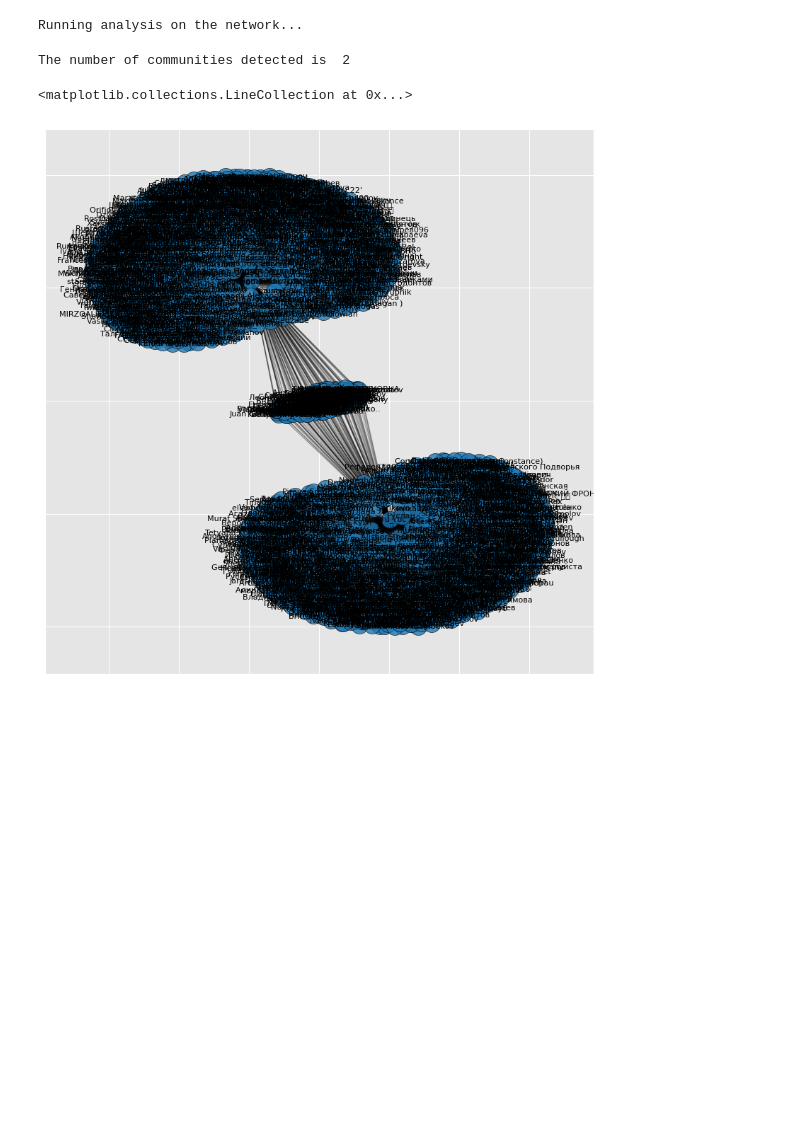
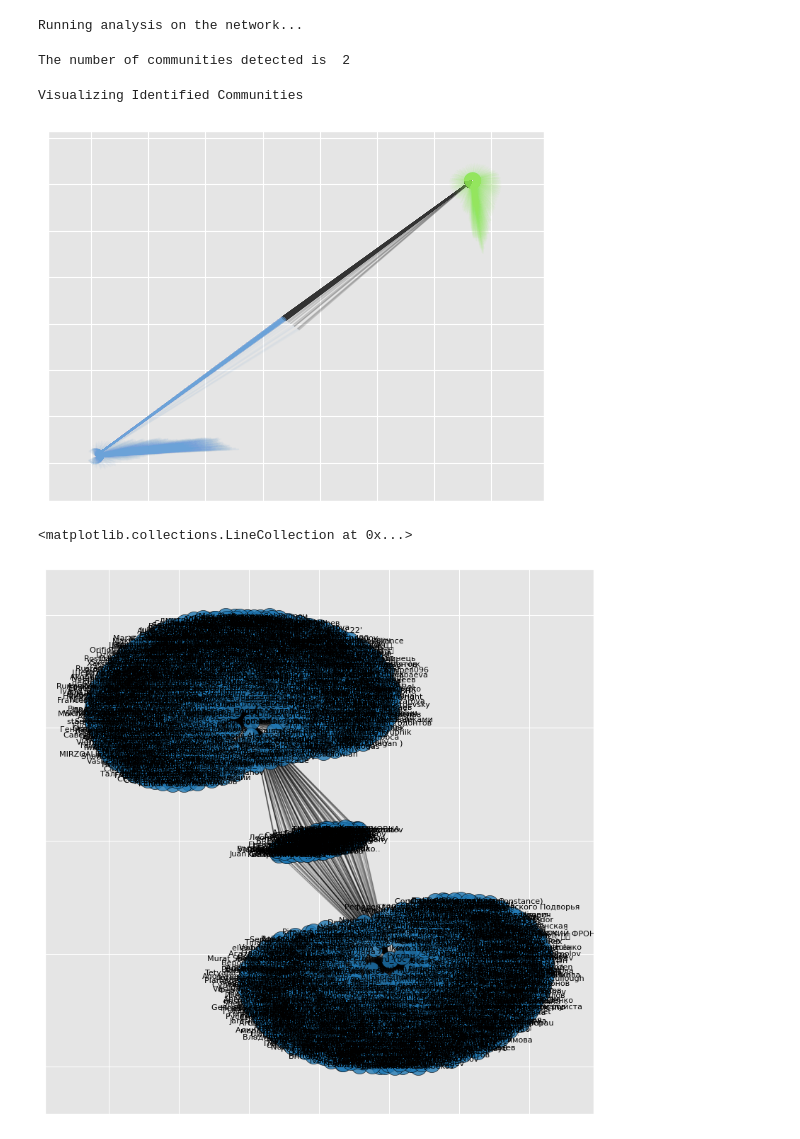
Before and after one commit to Denisfench/confirmation-bias-vis, a Jupyter notebook: confirmation_bias_vis.ipynb, the cells around one changed output. Saved outputs shown, nothing was run; the diff lists cells and outputs as text; code cells hidden in the pictures; blank space fills up the shorter version.

Commit message:
adding communities visualization

```diff
--- a/confirmation_bias_vis.ipynb
+++ b/confirmation_bias_vis.ipynb
@@ -373,3 +373,24 @@ twitter_communities = sorted(nxcom.greedy_modularity_communities(G), key=len,
 print("The number of communities detected is ", len(twitter_communities))
 # %% [output]
 The number of communities detected is  2
+# %%
+print("Visualizing Identified Communities")
+
+def set_node_community(G, communities):
+    '''Add community to node attributes'''
+    for c, v_c in enumerate(communities):
+        for v in v_c:
+            # Add 1 to save 0 for external edges
+            G.nodes[v]['community'] = c + 1
+
+def set_edge_community(G):
+    '''Find internal edges and add their community to their attributes'''
+    for v, w, in G.edges:
+        if G.nodes[v]['community'] == G.nodes[w]['community']:
+            # Internal edge, mark with community
+            G.edges[v, w]['community'] = G.nodes[v]['community']
+        else:
+            # External edge, mark as 0
+            G.edges[v, w]['community'] = 0
+# %% [output]
+Visualizing Identified Communities
@@ -376,3 +407,41 @@ The number of communities detected is  2
+# %%
+# Set node and edge communities
+set_node_community(G, twitter_communities)
+set_edge_community(G)
+
+# Set community color for nodes
+node_color = [
+    get_color(G.nodes[v]['community'])
+    for v in G.nodes]
+
+# Set community color for internal edges
+external = [
+    (v, w) for v, w in G.edges
+    if G.edges[v, w]['community'] == 0]
+
+internal = [
+    (v, w) for v, w in G.edges
+    if G.edges[v, w]['community'] > 0]
+
+internal_color = [
+    get_color(G.edges[e]['community'])
+    for e in internal]
+# %%
+# Draw external edges
+# NOTE: plotting large network with labels is causing a problem
+
+nx.draw_networkx(
+    G, pos=pos, node_size=0,
+    edgelist=external, edge_color="#333333",
+    alpha=0.2, with_labels=False)
+
+# Draw internal edges
+nx.draw_networkx(
+    G, pos=pos, node_size=0,
+    edgelist=internal, edge_color=internal_color,
+    alpha=0.05, with_labels=False)
+# %% [output]
+[figure, added]
 # %%
 '''
 import matplotlib.pyplot as plt
```
Also changed, not shown: parts of 1 cell of this notebook.
